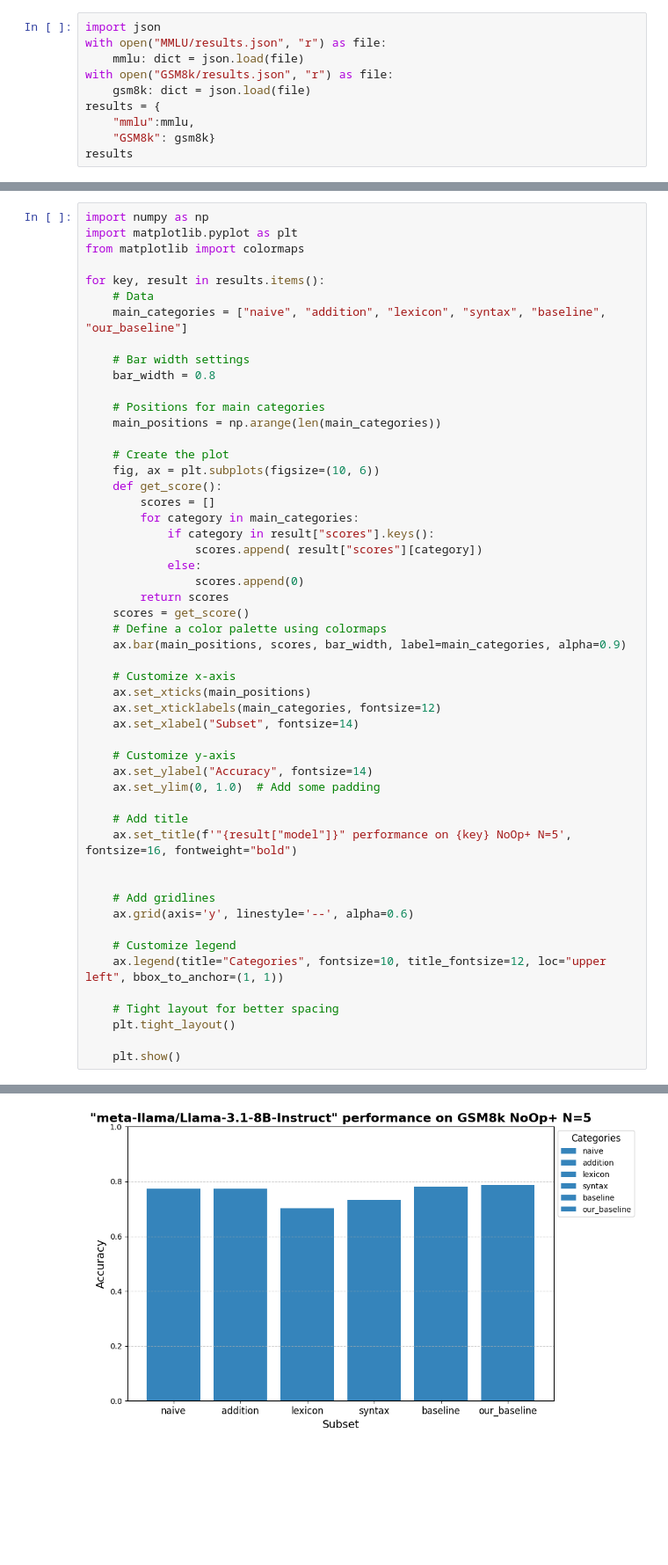
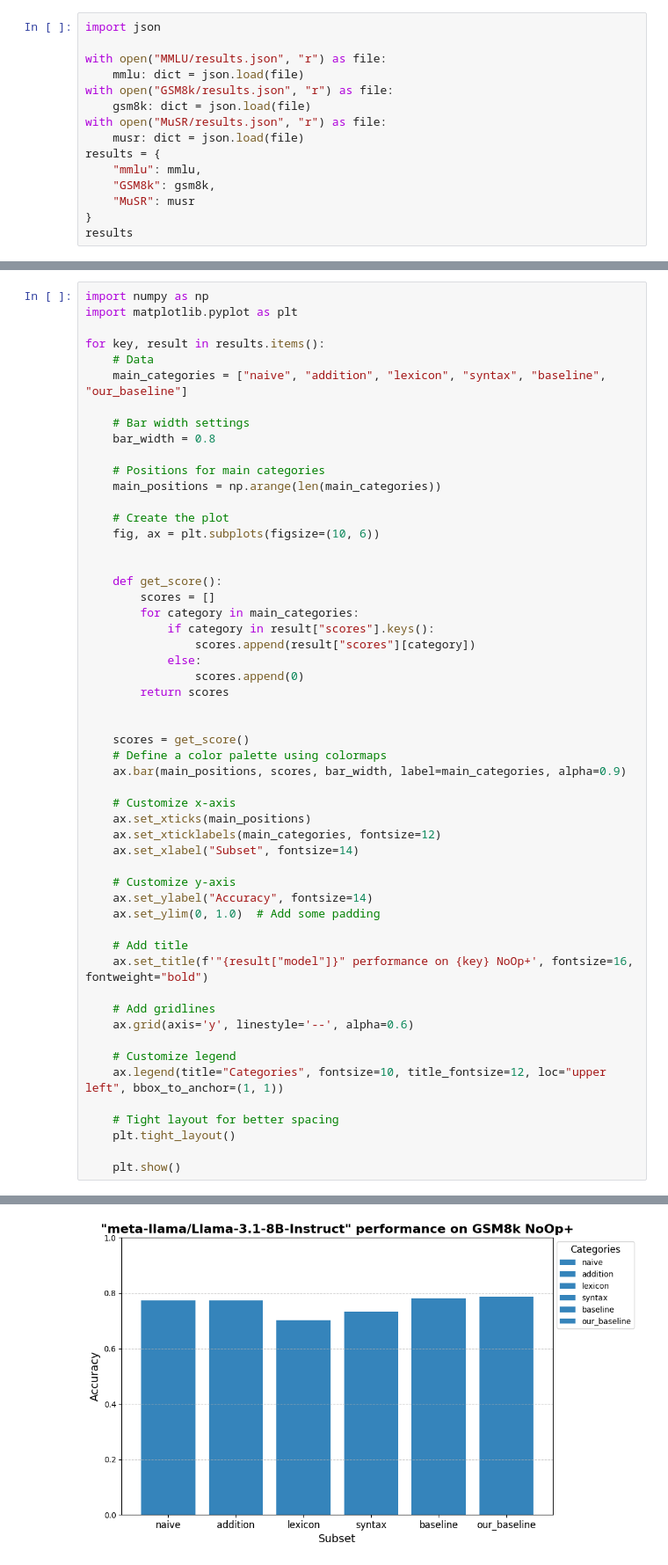
Before and after one commit to Tingel24/noop-plus, a Jupyter notebook: visualisation.ipynb, the cells around one changed output, grey strips where cells are left out. Shown at 88% size. Saved outputs shown, nothing was run; the diff lists cells and outputs as text; blank space fills up the shorter version.

```diff
--- a/visualisation.ipynb
+++ b/visualisation.ipynb
@@ -1,12 +1,17 @@
 # %%
 import json
+
 with open("MMLU/results.json", "r") as file:
     mmlu: dict = json.load(file)
 with open("GSM8k/results.json", "r") as file:
     gsm8k: dict = json.load(file)
+with open("MuSR/results.json", "r") as file:
+    musr: dict = json.load(file)
 results = {
-    "mmlu":mmlu,
-    "GSM8k": gsm8k}
+    "mmlu": mmlu,
+    "GSM8k": gsm8k,
+    "MuSR": musr
+}
 results
 # %% [output]
 {'mmlu': {'scores': {'addition': 0.6734083463894032,
@@ -25,7 +37,6 @@ results
 # %%
 import numpy as np
 import matplotlib.pyplot as plt
-from matplotlib import colormaps
 
 for key, result in results.items():
     # Data
@@ -39,14 +50,18 @@ for key, result in results.items():
 
     # Create the plot
     fig, ax = plt.subplots(figsize=(10, 6))
+
+
     def get_score():
         scores = []
         for category in main_categories:
             if category in result["scores"].keys():
-                scores.append( result["scores"][category])
+                scores.append(result["scores"][category])
             else:
                 scores.append(0)
         return scores
+
+
     scores = get_score()
     # Define a color palette using colormaps
     ax.bar(main_positions, scores, bar_width, label=main_categories, alpha=0.9)
@@ -61,8 +76,7 @@ for key, result in results.items():
     ax.set_ylim(0, 1.0)  # Add some padding
 
     # Add title
-    ax.set_title(f'"{result["model"]}" performance on {key} NoOp+ N=5', fontsize=16, fontweight="bold")
-
+    ax.set_title(f'"{result["model"]}" performance on {key} NoOp+', fontsize=16, fontweight="bold")
 
     # Add gridlines
     ax.grid(axis='y', linestyle='--', alpha=0.6)
@@ -79 +93 @@ for key, result in results.items():
-[figure, old version]
+[figure, new version]
```
Also changed, not shown: parts of 2 cells of this notebook, 14 other files.
